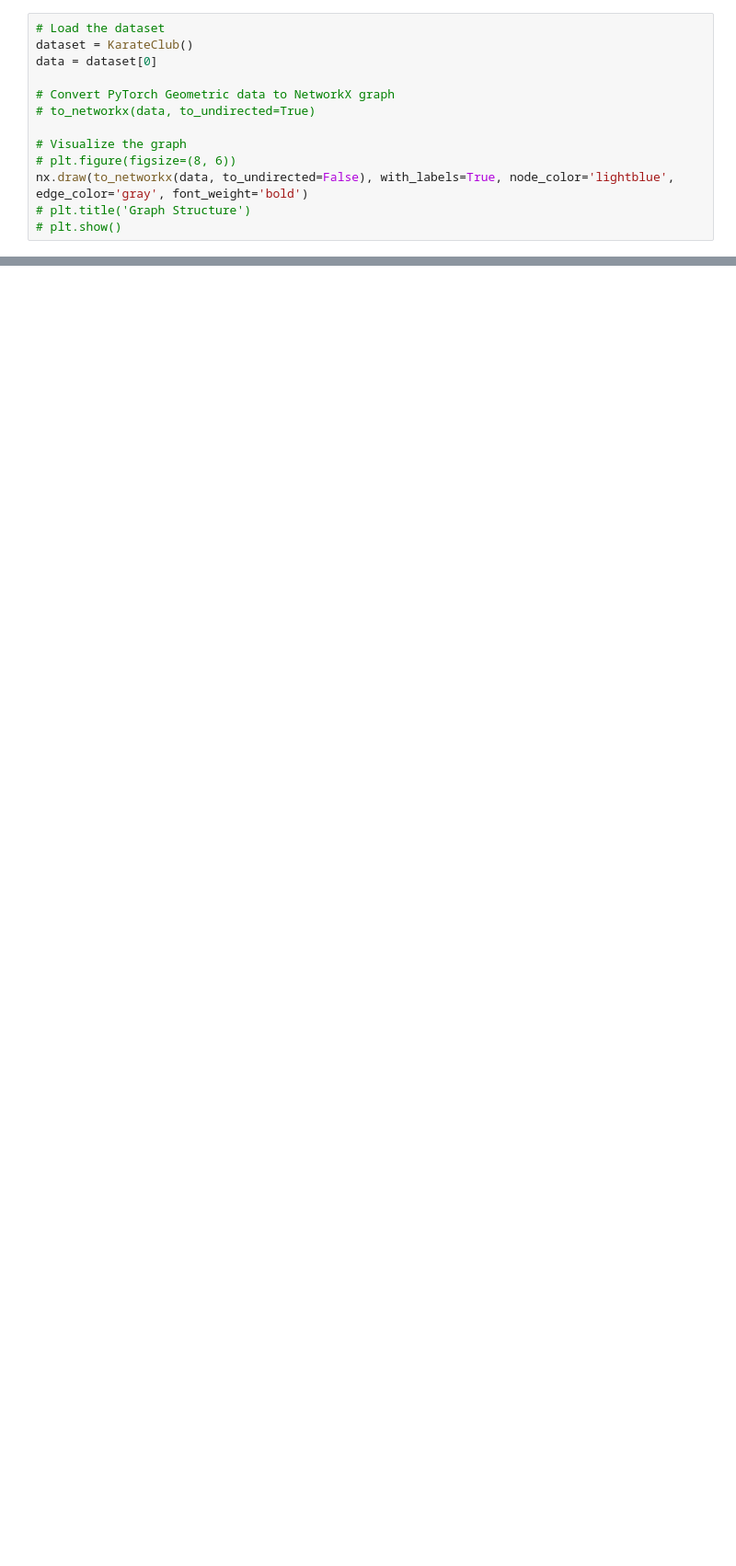
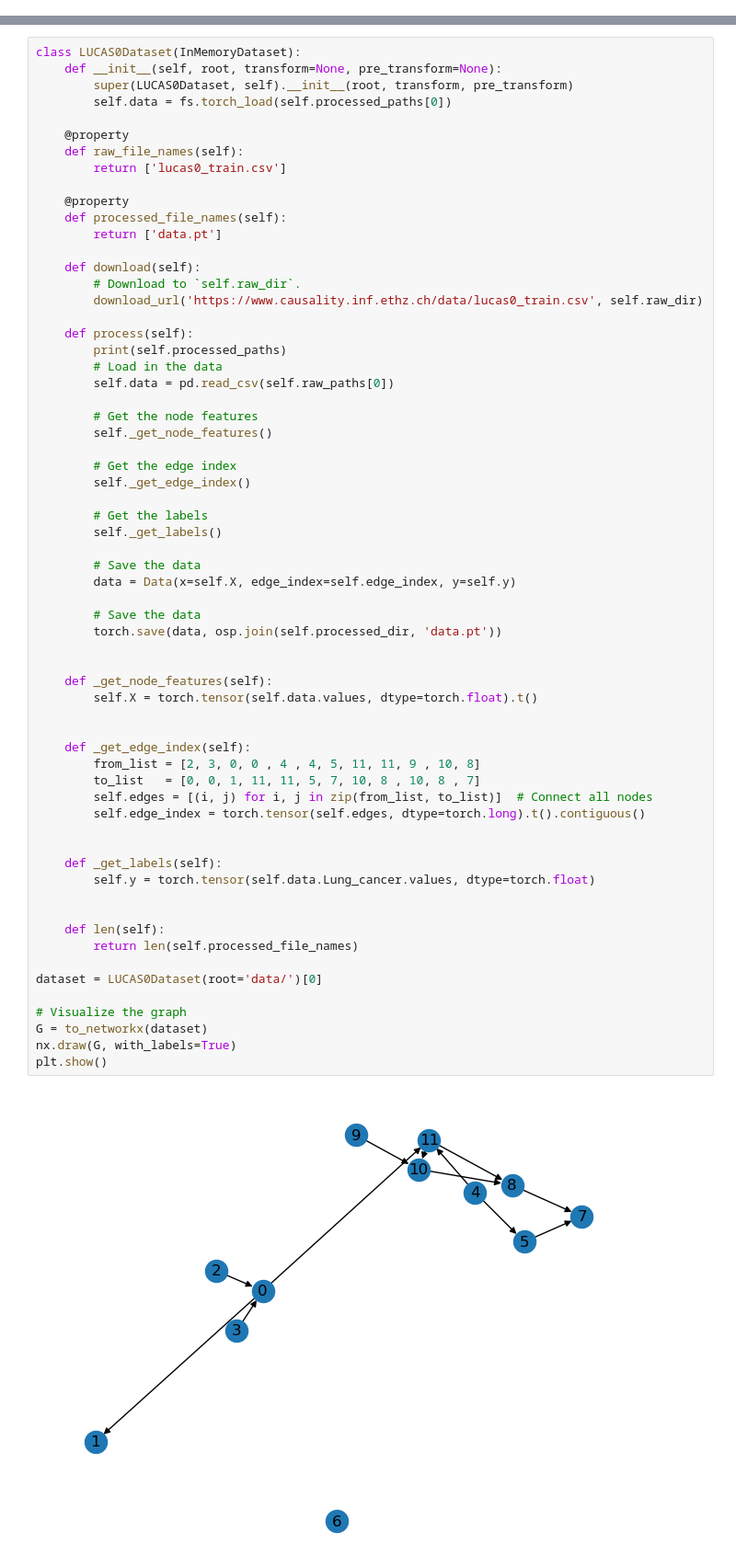
Before and after one commit to dylanskinner65/CausalInference, a Jupyter notebook: dylan.ipynb, the cells around one changed output, grey strips where cells are left out. Shown: that part at 92% size. Saved outputs shown, nothing was run; the diff lists cells and outputs as text; blank space fills up the shorter version.

```diff
--- a/dylan.ipynb
+++ b/dylan.ipynb
@@ -16,13 +15,0 @@ AttributeError: module 'matplotlib.cbook' has no attribute 'iterable'
-# %%
-# Load the dataset
-dataset = KarateClub()
-data = dataset[0]
-
-# Convert PyTorch Geometric data to NetworkX graph
-# to_networkx(data, to_undirected=True)
-
-# Visualize the graph
-# plt.figure(figsize=(8, 6))
-nx.draw(to_networkx(data, to_undirected=False), with_labels=True, node_color='lightblue', edge_color='gray', font_weight='bold')
-# plt.title('Graph Structure')
-# plt.show()
@@ -31,0 +60,65 @@ AttributeError: module 'matplotlib.cbook' has no attribute 'iterable'
+# %%
+class LUCAS0Dataset(InMemoryDataset):
+    def __init__(self, root, transform=None, pre_transform=None):
+        super(LUCAS0Dataset, self).__init__(root, transform, pre_transform)
+        self.data = fs.torch_load(self.processed_paths[0])
+
+    @property
+    def raw_file_names(self):
+        return ['lucas0_train.csv']
+
+    @property
+    def processed_file_names(self):
+        return ['data.pt']
+
+    def download(self):
+        # Download to `self.raw_dir`.
+        download_url('https://www.causality.inf.ethz.ch/data/lucas0_train.csv', self.raw_dir)
+
+    def process(self):
+        print(self.processed_paths)
+        # Load in the data
+        self.data = pd.read_csv(self.raw_paths[0])
+
+        # Get the node features
+        self._get_node_features()
+
+        # Get the edge index
+        self._get_edge_index()
+
+        # Get the labels
+        self._get_labels()
+
+        # Save the data
+        data = Data(x=self.X, edge_index=self.edge_index, y=self.y)
+
+        # Save the data
+        torch.save(data, osp.join(self.processed_dir, 'data.pt'))
+
+
+    def _get_node_features(self):
+        self.X = torch.tensor(self.data.values, dtype=torch.float).t()
+
+
+    def _get_edge_index(self):
+        from_list = [2, 3, 0, 0 , 4 , 4, 5, 11, 11, 9 , 10, 8]
+        to_list   = [0, 0, 1, 11, 11, 5, 7, 10, 8 , 10, 8 , 7]
+        self.edges = [(i, j) for i, j in zip(from_list, to_list)]  # Connect all nodes
+        self.edge_index = torch.tensor(self.edges, dtype=torch.long).t().contiguous()
+
+
+    def _get_labels(self):
+        self.y = torch.tensor(self.data.Lung_cancer.values, dtype=torch.float)
+
+
+    def len(self):
+        return len(self.processed_file_names)
+
+dataset = LUCAS0Dataset(root='data/')[0]
+
+# Visualize the graph
+G = to_networkx(dataset)
+nx.draw(G, with_labels=True)
+plt.show()
+# %% [output]
+[figure, added]
```
Also changed, not shown: parts of 8 cells of this notebook, 1 other file.
